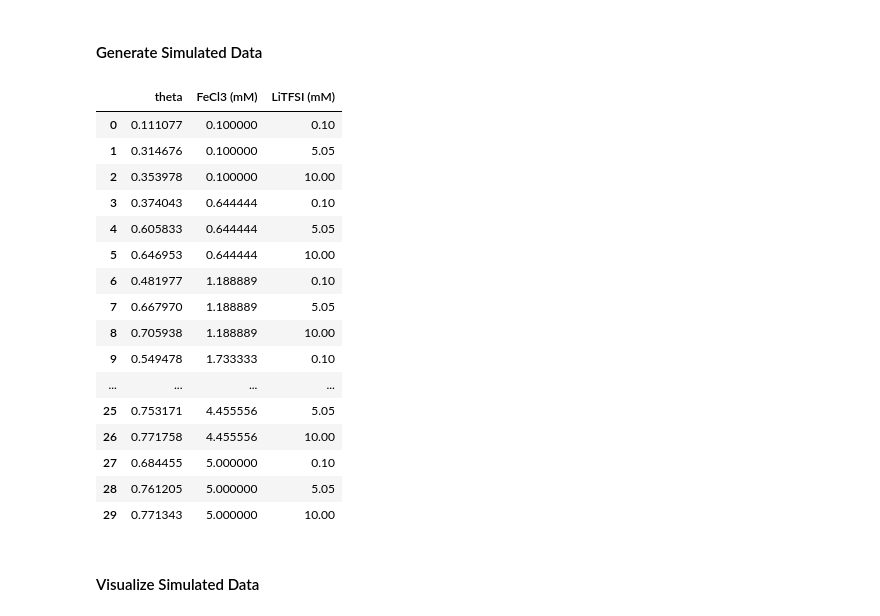
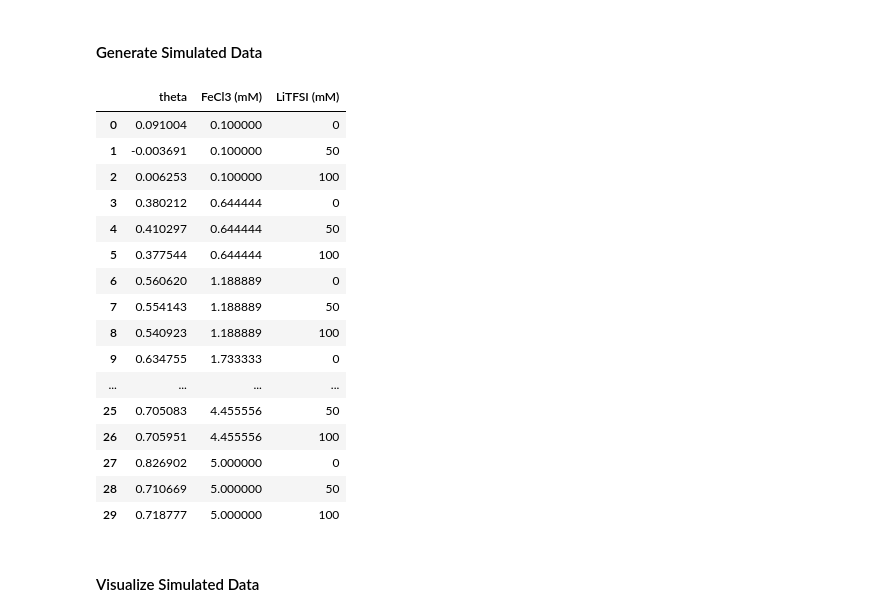
Before and after one commit to kul-group/Anion-Exchange-Doping-Isotherms, a Jupyter notebook: Isotherm_simulation_and_fitting_script.ipynb, the cells around one changed output. Saved outputs shown, nothing was run; the diff lists cells and outputs as text; code cells hidden in the pictures.

```diff
--- a/Isotherm_simulation_and_fitting_script.ipynb
+++ b/Isotherm_simulation_and_fitting_script.ipynb
@@ -66,8 +66,8 @@ def calc_mse(y1_arr, y2_arr):
 # %% [markdown]
 #### Define Parameters
 # %%
-KI = 1
-KII = 0.05
+KI = 0.971
+KII = 0.00079
 Ct0 = 0.096
 w = 0.0038
 S = 0.79
@@ -76,46 +76,46 @@ S = 0.79
 # %%
 #Create simulated data
 #get range of concentrations
 C_FeCl3_arr = np.linspace(0.1,5,10)
-C_LiTFSI_arr = np.linspace(0.1,10,3)
+C_LiTFSI_arr = [0, 50, 100]
 
 
 # match together concentrations
 X_FeCl3 = []
 X_LiTFSI = []
 for C_FeCl3 in C_FeCl3_arr:
     for C_LiTFSI in C_LiTFSI_arr:
         X_FeCl3.append(C_FeCl3)
         X_LiTFSI.append(C_LiTFSI)
 
 X = (np.array(X_FeCl3), np.array(X_LiTFSI))
 theta_real = calc_theta(X, KI, KII, w, Ct0, S)
-theta_noise = normal(0, .005, size=len(theta_real))  # add noise to data
+theta_noise = normal(0, .01, size=len(theta_real))  # add noise to data
 theta_sim = theta_real + theta_noise
 
 data_dict = {'theta': theta_sim, 'FeCl3 (mM)': X_FeCl3, 'LiTFSI (mM)': X_LiTFSI }
 data = pd.DataFrame(data_dict)
 
 pd.set_option("display.max_rows", None, "display.max_columns", None)
 data
 # %% [output]
 |  | theta | FeCl3 (mM) | LiTFSI (mM) |
-| 0 | 0.111077 | 0.100000 | 0.10 |
-| 1 | 0.314676 | 0.100000 | 5.05 |
-| 2 | 0.353978 | 0.100000 | 10.00 |
-| 3 | 0.374043 | 0.644444 | 0.10 |
-| 4 | 0.605833 | 0.644444 | 5.05 |
-| 5 | 0.646953 | 0.644444 | 10.00 |
-| 6 | 0.481977 | 1.188889 | 0.10 |
-| 7 | 0.667970 | 1.188889 | 5.05 |
-| 8 | 0.705938 | 1.188889 | 10.00 |
-| 9 | 0.549478 | 1.733333 | 0.10 |
+| 0 | 0.091004 | 0.100000 | 0 |
+| 1 | -0.003691 | 0.100000 | 50 |
+| 2 | 0.006253 | 0.100000 | 100 |
+| 3 | 0.380212 | 0.644444 | 0 |
+| 4 | 0.410297 | 0.644444 | 50 |
+| 5 | 0.377544 | 0.644444 | 100 |
+| 6 | 0.560620 | 1.188889 | 0 |
+| 7 | 0.554143 | 1.188889 | 50 |
+| 8 | 0.540923 | 1.188889 | 100 |
+| 9 | 0.634755 | 1.733333 | 0 |
 | ... | ... | ... | ... |
-| 25 | 0.753171 | 4.455556 | 5.05 |
-| 26 | 0.771758 | 4.455556 | 10.00 |
-| 27 | 0.684455 | 5.000000 | 0.10 |
-| 28 | 0.761205 | 5.000000 | 5.05 |
-| 29 | 0.771343 | 5.000000 | 10.00 |
+| 25 | 0.705083 | 4.455556 | 50 |
+| 26 | 0.705951 | 4.455556 | 100 |
+| 27 | 0.826902 | 5.000000 | 0 |
+| 28 | 0.710669 | 5.000000 | 50 |
+| 29 | 0.718777 | 5.000000 | 100 |
 # %% [markdown]
 #### Visualize Simulated Data
 # %%
```
Also changed, not shown: parts of 3 cells of this notebook.
